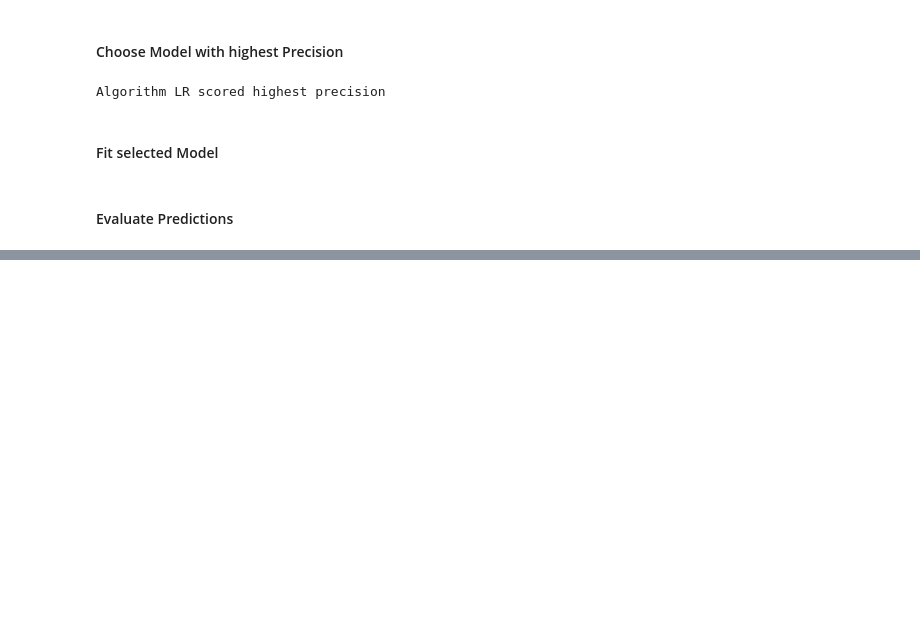
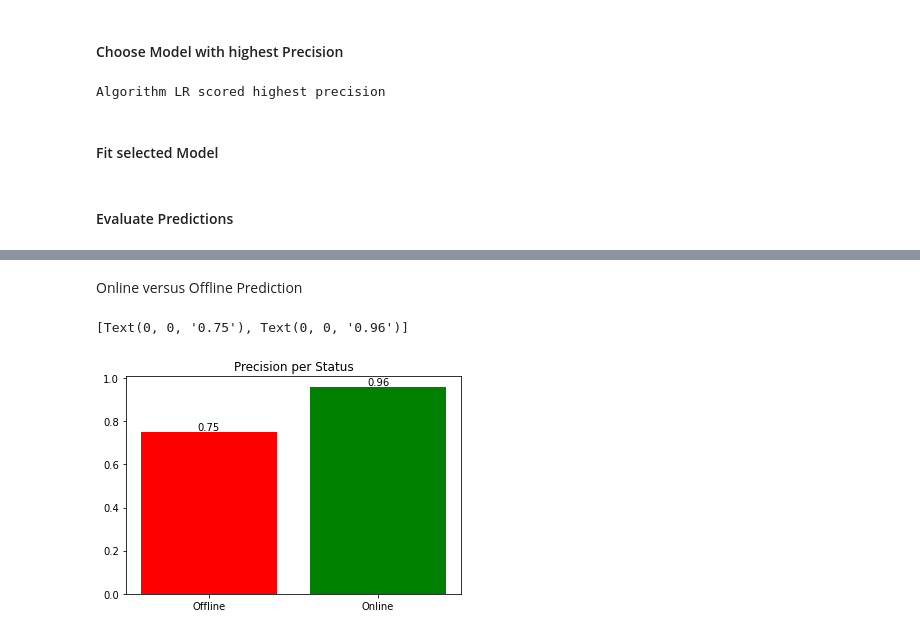
Before and after one commit to floteslof/machine_learning_prognose, a Jupyter notebook: modules/modelling/algorithms.ipynb, the cells around one changed output, grey strips where cells are left out. Saved outputs shown, nothing was run; the diff lists cells and outputs as text; code cells hidden in the pictures; blank space fills up the shorter version.

```diff
--- a/modules/modelling/algorithms.ipynb
+++ b/modules/modelling/algorithms.ipynb
@@ -140,0 +167,11 @@ weighted avg       0.94      0.95      0.94     12613
+# %% [markdown]
+Online versus Offline Prediction
+# %%
+precision_status = cm.diagonal() / cm.sum(axis=0)
+precision_status = np.round(precision_status, 2)
+bar = pyplot.bar(["Offline", "Online"], precision_status, color=["red", "green"])
+pyplot.title("Precision per Status")
+pyplot.bar_label(bar, precision_status)
+# %% [output]
+[Text(0, 0, '0.75'), Text(0, 0, '0.96')]
+[figure, added]
```
Also changed, not shown: parts of 12 cells of this notebook, 2 other files.
